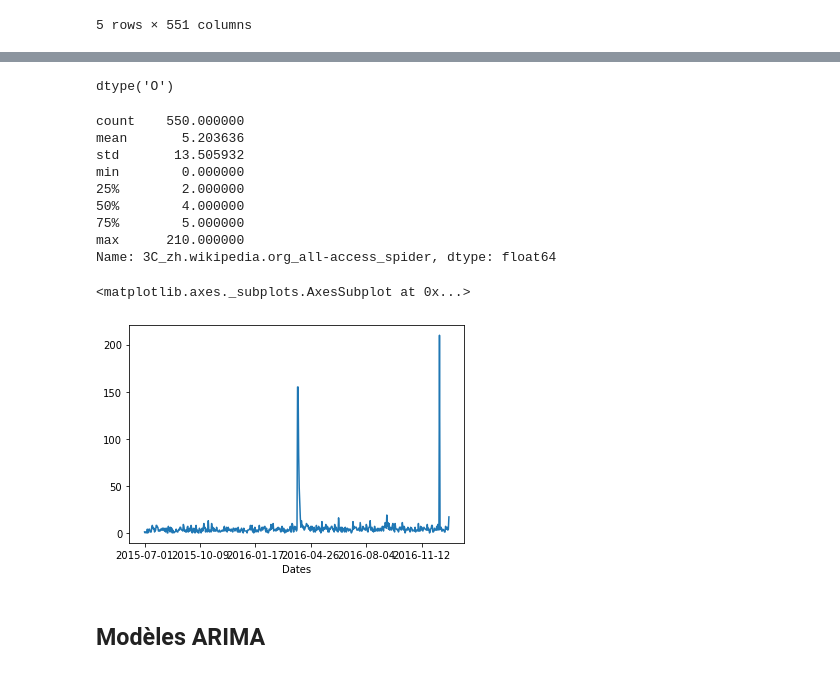
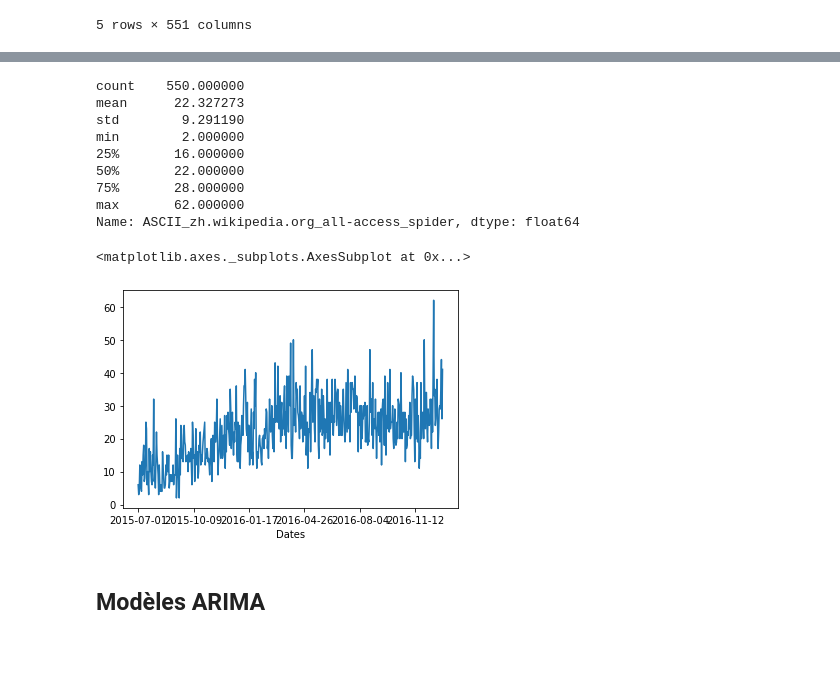
Before and after one commit to HugoTodeschini/ArtefactBenchmarkForecastingModel, a Jupyter notebook: Exploration data set.ipynb, the cells around one changed output, grey strips where cells are left out. Drawn from its saved outputs; the diff is of its cells as text; code cells hidden in the pictures.

```diff
--- a/Exploration data set.ipynb
+++ b/Exploration data set.ipynb
@@ -65,7 +67,7 @@ train_1.head()
 | 4 | 52_Hz_I_Love_You_zh.wikipedia.org... | NaN | NaN | NaN | NaN | NaN | NaN | NaN | ... |
 5 rows × 551 columns
 # %%
-train_1_reduce = train_1[0:3]
+train_1_reduce = train_1[0:10]
 train_1_reduce = train_1_reduce.fillna(0)
 train_1_reduce = train_1_reduce.set_index('Page')
 train_1_reduce = train_1_reduce.T.rename_axis('Dates')
@@ -81,22 +83,18 @@ train_1_reduce.head()
-# %%
-train_1_reduce.index.dtype
-# %% [output]
-dtype('O')
 # %%
-print(train_1_reduce['3C_zh.wikipedia.org_all-access_spider'].describe())
-train_1_reduce['3C_zh.wikipedia.org_all-access_spider'].plot()
+print(train_1_reduce['ASCII_zh.wikipedia.org_all-access_spider'].describe())
+train_1_reduce['ASCII_zh.wikipedia.org_all-access_spider'].plot()
 # %% [output]
 count    550.000000
-mean       5.203636
-std       13.505932
-min        0.000000
-25%        2.000000
-50%        4.000000
-75%        5.000000
-max      210.000000
-Name: 3C_zh.wikipedia.org_all-access_spider, dtype: float64
+mean      22.327273
+std        9.291190
+min        2.000000
+25%       16.000000
+50%       22.000000
+75%       28.000000
+max       62.000000
+Name: ASCII_zh.wikipedia.org_all-access_spider, dtype: float64
 <matplotlib.axes._subplots.AxesSubplot at 0x...>
-[figure, old version]
+[figure, new version]
 # %% [markdown]
 <h2>Modèles ARIMA</h2>
 # %%
```
Also changed, not shown: parts of 19 cells of this notebook.
